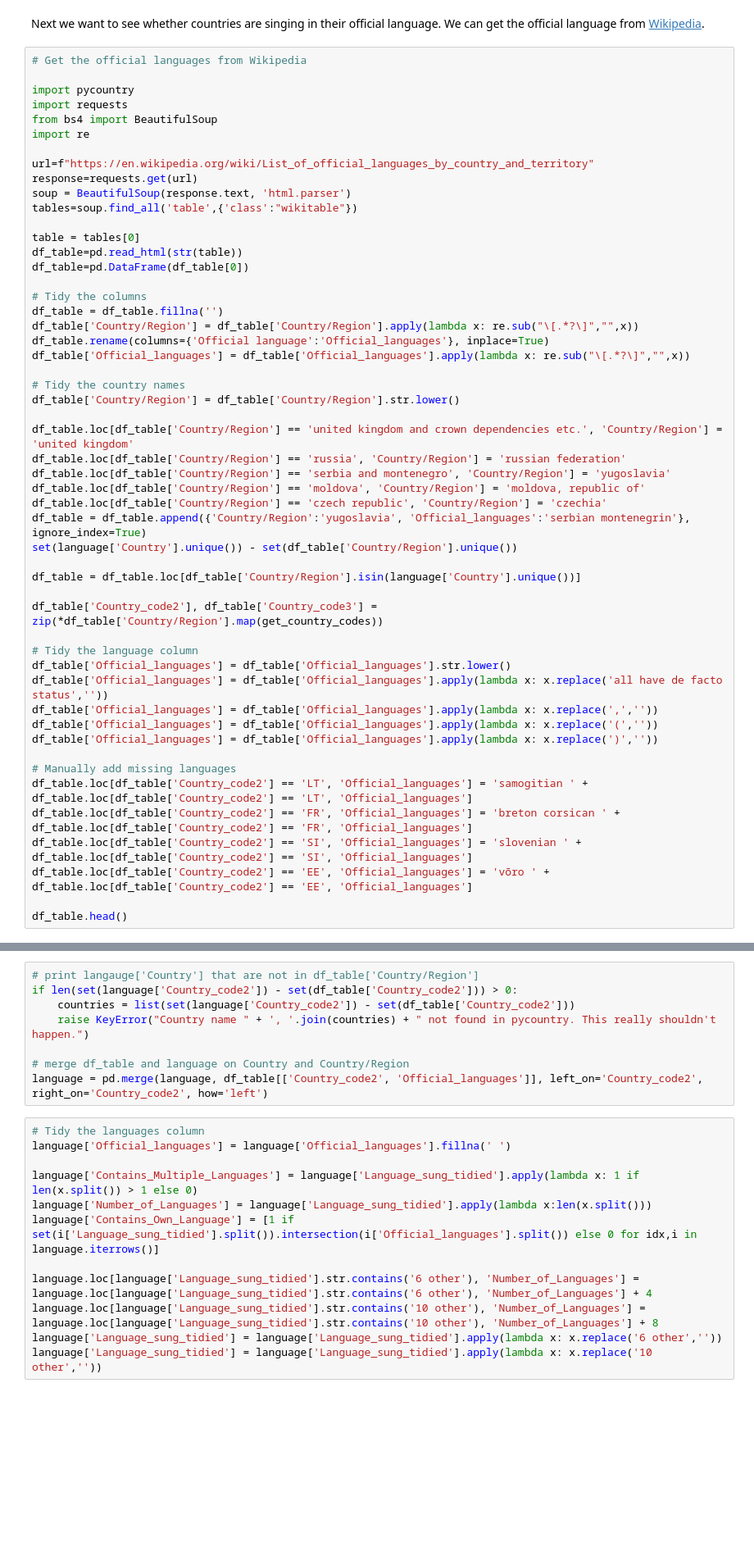
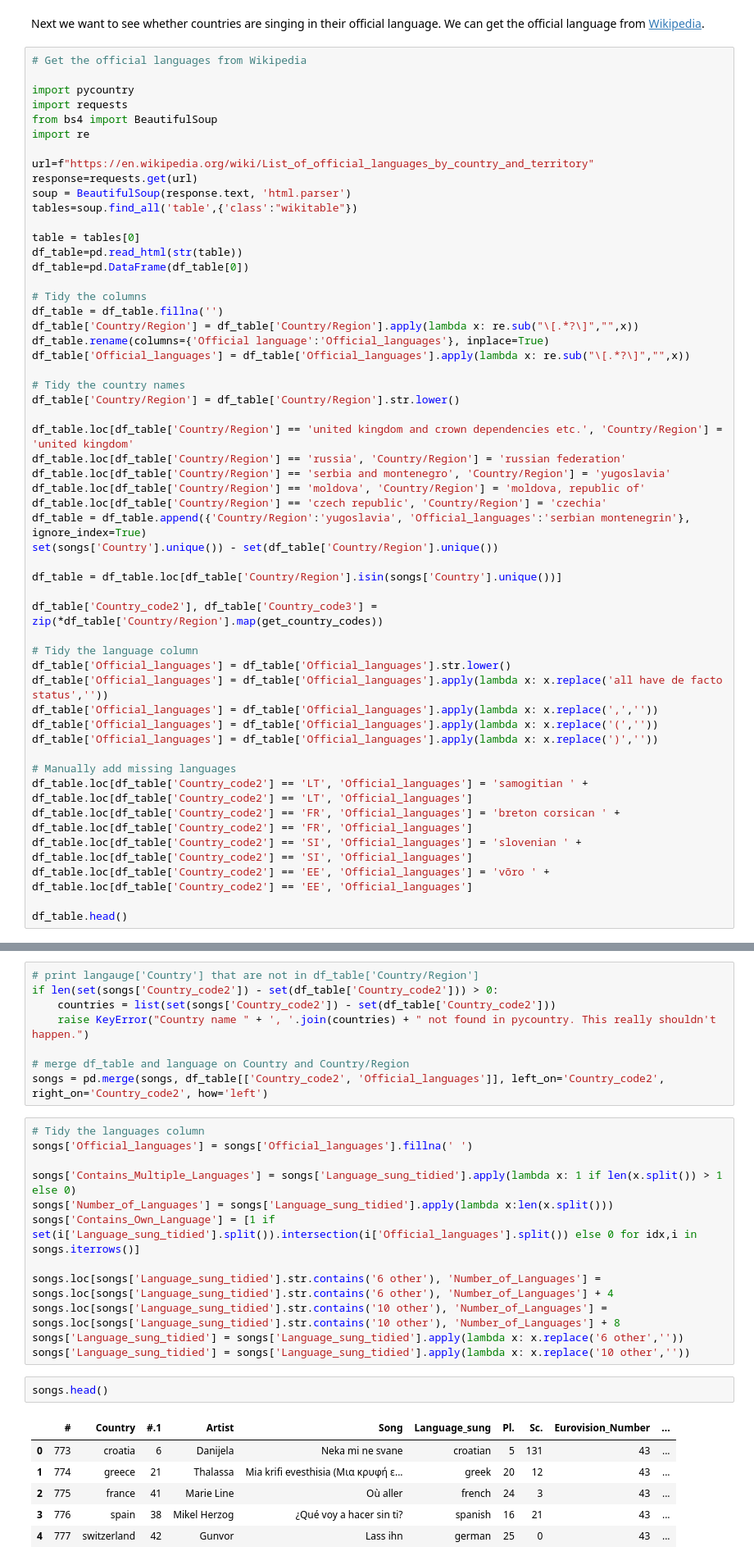
Before and after one commit to KatrionaGoldmann/Eurovision_TDS, a Jupyter notebook: eurovision/notebooks/data.ipynb, the cells around one changed output, grey strips where cells are left out. Shown at 82% size. Cells and saved outputs as stored; diff of their text form; blank space fills up the shorter version.

```diff
--- a/eurovision/notebooks/data.ipynb
+++ b/eurovision/notebooks/data.ipynb
@@ -469,9 +468,9 @@ df_table.loc[df_table['Country/Region'] == 'serbia and montenegro', 'Country/Reg
 df_table.loc[df_table['Country/Region'] == 'moldova', 'Country/Region'] = 'moldova, republic of'
 df_table.loc[df_table['Country/Region'] == 'czech republic', 'Country/Region'] = 'czechia'
 df_table = df_table.append({'Country/Region':'yugoslavia', 'Official_languages':'serbian montenegrin'}, ignore_index=True)
-set(language['Country'].unique()) - set(df_table['Country/Region'].unique())
+set(songs['Country'].unique()) - set(df_table['Country/Region'].unique())
 
-df_table = df_table.loc[df_table['Country/Region'].isin(language['Country'].unique())]
+df_table = df_table.loc[df_table['Country/Region'].isin(songs['Country'].unique())]
 
 df_table['Country_code2'], df_table['Country_code3'] = zip(*df_table['Country/Region'].map(get_country_codes))
 
@@ -498,21 +497,30 @@ df_table.head()
 | 11 | austria | german | Burgenland Croatian (parts of Bur... | Slovene Czech Hungarian Slovak Ro... | German (state language) | ... |
 # %%
 # print langauge['Country'] that are not in df_table['Country/Region']
-if len(set(language['Country_code2']) - set(df_table['Country_code2'])) > 0:
-    countries = list(set(language['Country_code2']) - set(df_table['Country_code2']))
+if len(set(songs['Country_code2']) - set(df_table['Country_code2'])) > 0:
+    countries = list(set(songs['Country_code2']) - set(df_table['Country_code2']))
     raise KeyError("Country name " + ', '.join(countries) + " not found in pycountry. This really shouldn't happen.")
 
 # merge df_table and language on Country and Country/Region
-language = pd.merge(language, df_table[['Country_code2', 'Official_languages']], left_on='Country_code2', right_on='Country_code2', how='left')
+songs = pd.merge(songs, df_table[['Country_code2', 'Official_languages']], left_on='Country_code2', right_on='Country_code2', how='left')
 # %%
 # Tidy the languages column
-language['Official_languages'] = language['Official_languages'].fillna(' ')
+songs['Official_languages'] = songs['Official_languages'].fillna(' ')
 
-language['Contains_Multiple_Languages'] = language['Language_sung_tidied'].apply(lambda x: 1 if len(x.split()) > 1 else 0)
-language['Number_of_Languages'] = language['Language_sung_tidied'].apply(lambda x:len(x.split()))
-language['Contains_Own_Language'] = [1 if set(i['Language_sung_tidied'].split()).intersection(i['Official_languages'].split()) else 0 for idx,i in language.iterrows()]
+songs['Contains_Multiple_Languages'] = songs['Language_sung_tidied'].apply(lambda x: 1 if len(x.split()) > 1 else 0)
+songs['Number_of_Languages'] = songs['Language_sung_tidied'].apply(lambda x:len(x.split()))
+songs['Contains_Own_Language'] = [1 if set(i['Language_sung_tidied'].split()).intersection(i['Official_languages'].split()) else 0 for idx,i in songs.iterrows()]
 
-language.loc[language['Language_sung_tidied'].str.contains('6 other'), 'Number_of_Languages'] = language.loc[language['Language_sung_tidied'].str.contains('6 other'), 'Number_of_Languages'] + 4
-language.loc[language['Language_sung_tidied'].str.contains('10 other'), 'Number_of_Languages'] = language.loc[language['Language_sung_tidied'].str.contains('10 other'), 'Number_of_Languages'] + 8
-language['Language_sung_tidied'] = language['Language_sung_tidied'].apply(lambda x: x.replace('6 other',''))
-language['Language_sung_tidied'] = language['Language_sung_tidied'].apply(lambda x: x.replace('10 other',''))
+songs.loc[songs['Language_sung_tidied'].str.contains('6 other'), 'Number_of_Languages'] = songs.loc[songs['Language_sung_tidied'].str.contains('6 other'), 'Number_of_Languages'] + 4
+songs.loc[songs['Language_sung_tidied'].str.contains('10 other'), 'Number_of_Languages'] = songs.loc[songs['Language_sung_tidied'].str.contains('10 other'), 'Number_of_Languages'] + 8
+songs['Language_sung_tidied'] = songs['Language_sung_tidied'].apply(lambda x: x.replace('6 other',''))
+songs['Language_sung_tidied'] = songs['Language_sung_tidied'].apply(lambda x: x.replace('10 other',''))
+# %%
+songs.head()
+# %% [output]
+|  | # | Country | #.1 | Artist | Song | Language_sung | Pl. | Sc. | Eurovision_Number | ... |
+| 0 | 773 | croatia | 6 | Danijela | Neka mi ne svane | croatian | 5 | 131 | 43 | ... |
+| 1 | 774 | greece | 21 | Thalassa | Mia krifi evesthisia (Μια κρυφή ε... | greek | 20 | 12 | 43 | ... |
+| 2 | 775 | france | 41 | Marie Line | Où aller | french | 24 | 3 | 43 | ... |
+| 3 | 776 | spain | 38 | Mikel Herzog | ¿Qué voy a hacer sin ti? | spanish | 16 | 21 | 43 | ... |
+| 4 | 777 | switzerland | 42 | Gunvor | Lass ihn | german | 25 | 0 | 43 | ... |
```
Also changed, not shown: parts of 10 cells of this notebook, 1 other file.
